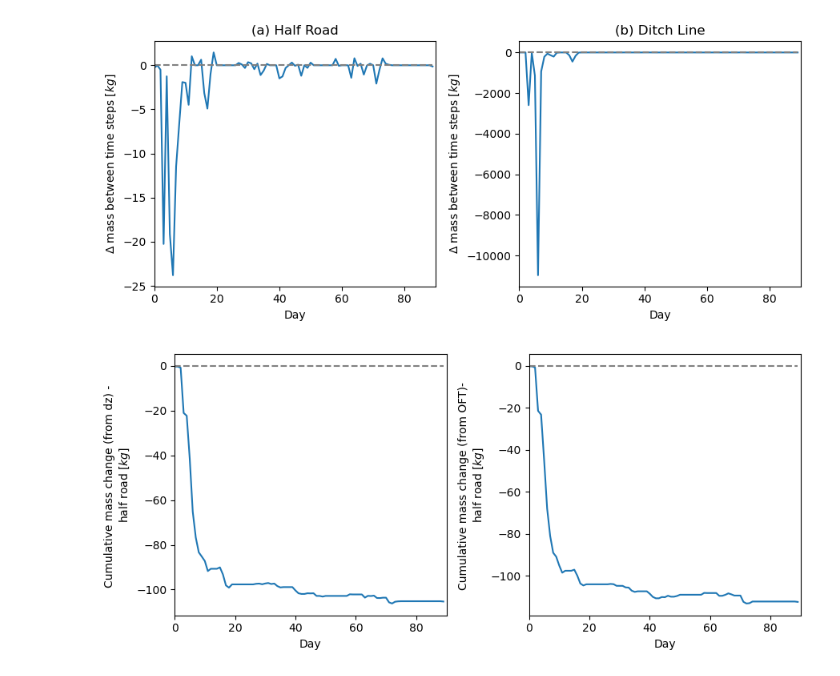
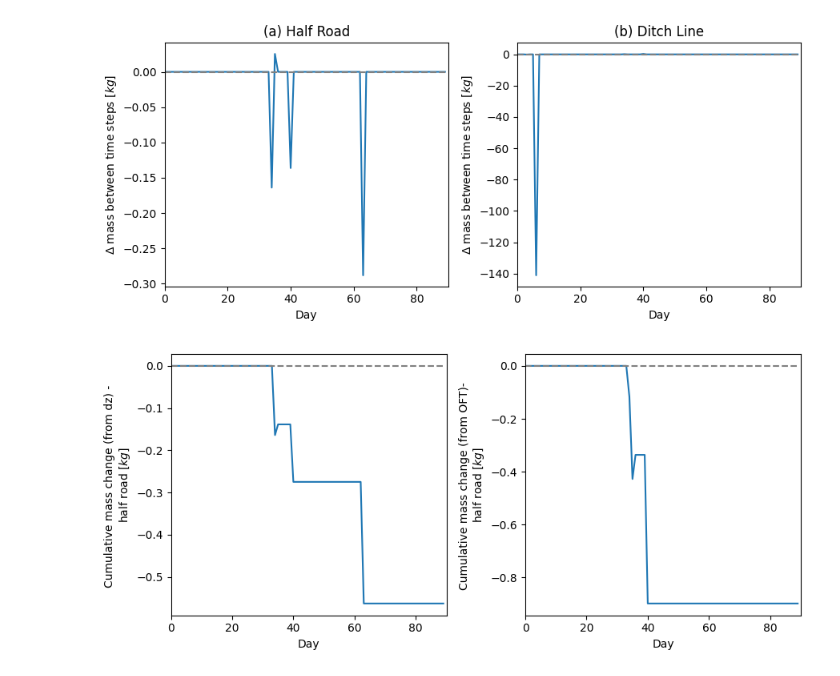
Before and after one commit to adalvis/roads_model, a Jupyter notebook: oft_rainfallData_old.ipynb, the cells around one changed output. Cells and saved outputs as stored; diff of their text form; code cells hidden in the pictures.

```diff
--- a/oft_rainfallData_old.ipynb
+++ b/oft_rainfallData_old.ipynb
@@ -91,7 +91,7 @@ dt_2024_hours_90 = dt_2024_hours["RG_MEL14_mm"].iloc[high_intensity_index:].valu
 dt_2024 = np.array(dt_2024_hours_90)/24
 # %%
 eg = Erodible_Grid(nrows=nrows, ncols=ncols,\
-    spacing=cell_spacing, full_tire=full_tire, long_slope=longitudinal_slope) # update long slope to change DEM
+    spacing=cell_spacing, full_tire=full_tire, long_slope=S) # update long slope to change DEM
 
 mg, z, road_flag, n = eg()
 
@@ -145,7 +145,7 @@ fa = FlowAccumulator(mg, surface='topographic__elevation', \
     depression_finder=None)
 
 oft = OverlandFlowTransporter(mg, porosity=porosity, d50=d50_road, \
-    longitudinal_slope=longitudinal_slope, tau_c=tau_c_road, n_c=n_c, n_f=n_f)
+    longitudinal_slope=S, tau_c=tau_c_road, n_c=n_c, n_f=n_f)
 # %%
 # prep fields
 
@@ -170,9 +170,11 @@ surfacing_depth_ruts = []
 ballast_depth_ruts = []
 
 # outflux and discharge arrays
-sediment_outflux_channel = []
-sediment_influx_channel = []
-sediment_outflux_ruts = []
+mass_ditch_outflow = np.zeros(run_duration)
+mass_ditch_inflow = np.zeros(run_duration)
+mass_rut_outflow = np.zeros(run_duration)
+road_mass_change_oft = np.zeros(run_duration)
+ditch_mass_change = np.zeros(run_duration)
 channel_discharge_arr = []
 
 # shear stresses (averages)
@@ -189,12 +191,6 @@ avg_n_road = []
 tpe_load_ruts = []
 tpe_load_ruts_cum = []
 
-# for futures slider plots
-water_depth_frames = []
-dz_cum_frames = []
-active_fines_frames = []
-active_depth_frames = []
-
 # shear stress partitioning coefficient averages
 fs_avg_ruts = []
 fs_avg_channel = []
@@ -521,6 +464,17 @@ Wall time for run: 35.27798128128052 s
 #             append_images=image_list_dz[1:], # append rest of the images
 #             duration=1000, # in milliseconds
 #             loop=0)
+# %%
+#Calculations for plots
+road_mass_change_dz = np.multiply(dz_arr, (cell_area*rho_s*(1-porosity)))/2
+cum_road_mass_change_dz = np.multiply(dz_arr_cum, cell_area*rho_s*(1-porosity))/2
+
+cum_road_mass_change_oft = road_mass_change_oft.cumsum()
+
+total_ditch_mass_change = ditch_mass_change
+
+cum_mass_ditch_inflow = mass_ditch_inflow.cumsum()
+cum_mass_ditch_outflow = mass_ditch_outflow.cumsum()
 # %%
 plt.bar(range(0,run_duration), np.multiply(intensity_arr,np.multiply(dt_arr,24)))
 plt.xlabel('Day')
@@ -538,39 +492,28 @@ plt.show()
 [figure]
 # %%
-
-# convert dt_arr to seconds from days
-dt_arr_secs = np.array(dt_arr)*86400
-road_mass_change = np.multiply(dz_arr, (cell_area*rho_s*(1-porosity)))/2
-ditch_mass_change = (np.array(sediment_influx_channel) - np.array(sediment_outflux_channel))*rho_s*dt_arr_secs
-
 fig, ax = plt.subplots(1,2, figsize=(9,4))
 
 # plot total mass change between time steps on the road
-ax[0].plot(range(0,run_duration), road_mass_change) # added porosity consideration
+ax[0].plot(range(0,run_duration), road_mass_change_dz) # added porosity consideration
 ax[0].plot(range(0,run_duration), np.zeros(len(range(0,run_duration))), '--', color='gray')
 ax[0].set_xlabel('Day')
 ax[0].set_ylabel('$\Delta$ mass between time steps [$kg$]')
 ax[0].set_xlim(0,run_duration)
 ax[0].set_title('(a) Half Road')
 
 # plot total mass change between time steps along the ditch line
 ax[1].plot(range(0,run_duration), ditch_mass_change)
 ax[1].plot(range(0,run_duration), np.zeros(len(range(0,run_duration))), '--', color='gray')
 ax[1].set_xlabel('Day')
 ax[1].set_ylabel('$\Delta$ mass between time steps [$kg$]')
 ax[1].set_xlim(0,run_duration)
 ax[1].set_title('(b) Ditch Line')
 plt.tight_layout()
 plt.show()
 # %% [output]
-[figure, old version]
+[figure, new version]
 # %%
-
 fig, ax = plt.subplots(1,2, figsize=(9,4))
-
-cum_road_mass_change_dz = np.multiply(dz_arr_cum,cell_area*rho_s*(1-porosity))/2
-cum_road_mass_change_oft = ((np.array(sediment_influx_channel)*rho_s*dt_arr_secs).cumsum()\
-        +(np.array(sediment_outflux_ruts)*rho_s*dt_arr_secs).cumsum())
 
 ax[0].plot(range(0,run_duration), cum_road_mass_change_dz) # added porosity consideration
 ax[0].plot(range(0,run_duration), np.zeros(len(range(0,run_duration))), '--', color='gray')
@@ -586,5 +529,5 @@ ax[1].set_xlim(0,run_duration)
 plt.tight_layout()
 plt.show()
 # %% [output]
-[figure, old version]
+[figure, new version]
 # %%
```
Also changed, not shown: parts of 11 cells of this notebook, 1 other file.
